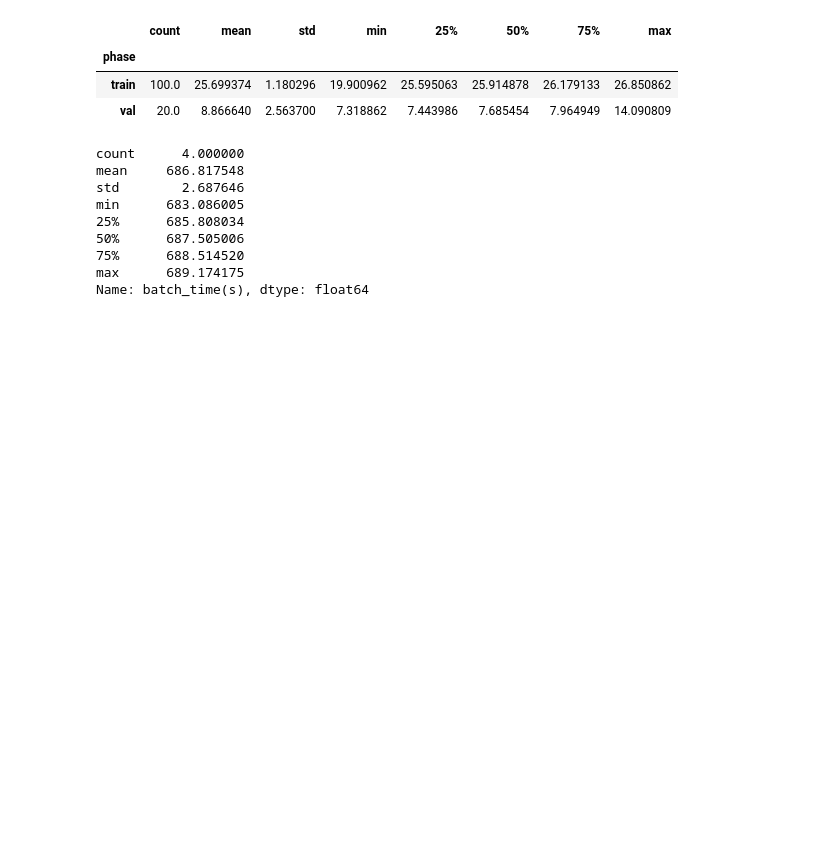
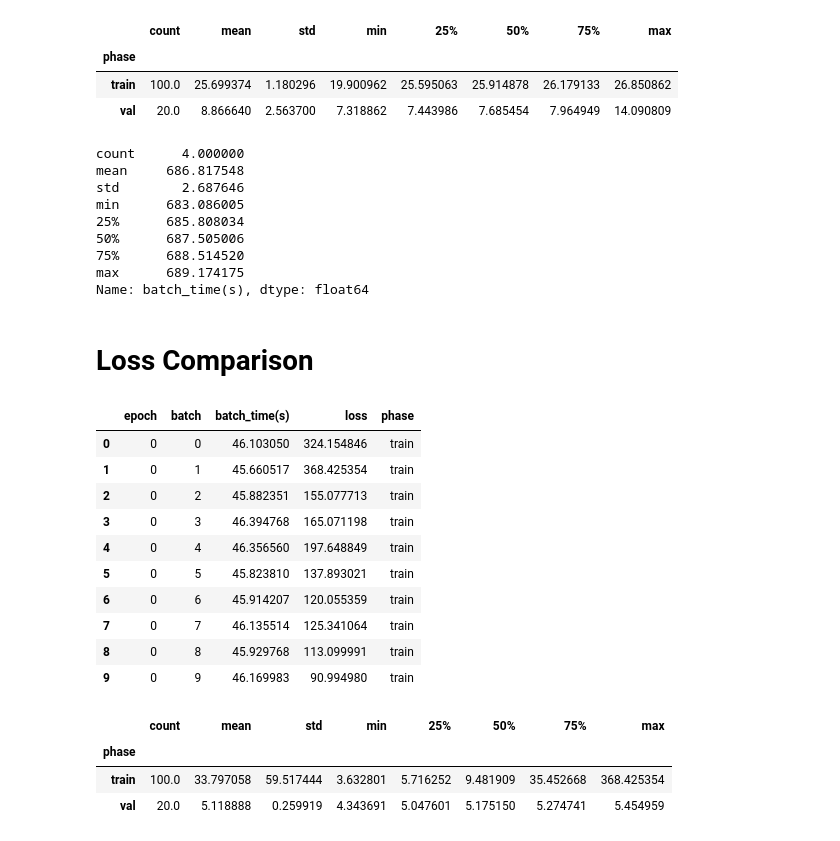
Before and after one commit to JacopoRaffi/DistributedGNN, a Jupyter notebook: src/data_analysis.ipynb, the cells around one changed output. Cells and saved outputs as stored; diff of their text form; code cells hidden in the pictures; blank space fills up the shorter version.

```diff
--- a/src/data_analysis.ipynb
+++ b/src/data_analysis.ipynb
@@ -203,3 +204,30 @@ min      683.086005
 75%      688.514520
 max      689.174175
 Name: batch_time(s), dtype: float64
+# %% [markdown]
+# Loss Comparison
+# %%
+LOG_FILE = '../log/seq_loss.csv'
+
+df = pd.read_csv(LOG_FILE)
+df['phase'] = df.replace({'phase': {0: 'train', 1: 'val'}})['phase']
+df.head(n=10)
+# %% [output]
+|  | epoch | batch | batch_time(s) | loss | phase |
+| 0 | 0 | 0 | 46.103050 | 324.154846 | train |
+| 1 | 0 | 1 | 45.660517 | 368.425354 | train |
+| 2 | 0 | 2 | 45.882351 | 155.077713 | train |
+| 3 | 0 | 3 | 46.394768 | 165.071198 | train |
+| 4 | 0 | 4 | 46.356560 | 197.648849 | train |
+| 5 | 0 | 5 | 45.823810 | 137.893021 | train |
+| 6 | 0 | 6 | 45.914207 | 120.055359 | train |
+| 7 | 0 | 7 | 46.135514 | 125.341064 | train |
+| 8 | 0 | 8 | 45.929768 | 113.099991 | train |
+| 9 | 0 | 9 | 46.169983 | 90.994980 | train |
+# %%
+df.groupby('phase')['loss'].describe()
+# %% [output]
+|  | count | mean | std | min | 25% | 50% | 75% | max |
+| phase |  |  |  |  |  |  |  |  |
+| train | 100.0 | 33.797058 | 59.517444 | 3.632801 | 5.716252 | 9.481909 | 35.452668 | 368.425354 |
+| val | 20.0 | 5.118888 | 0.259919 | 4.343691 | 5.047601 | 5.175150 | 5.274741 | 5.454959 |
```
Also changed, not shown: parts of 2 cells of this notebook.
